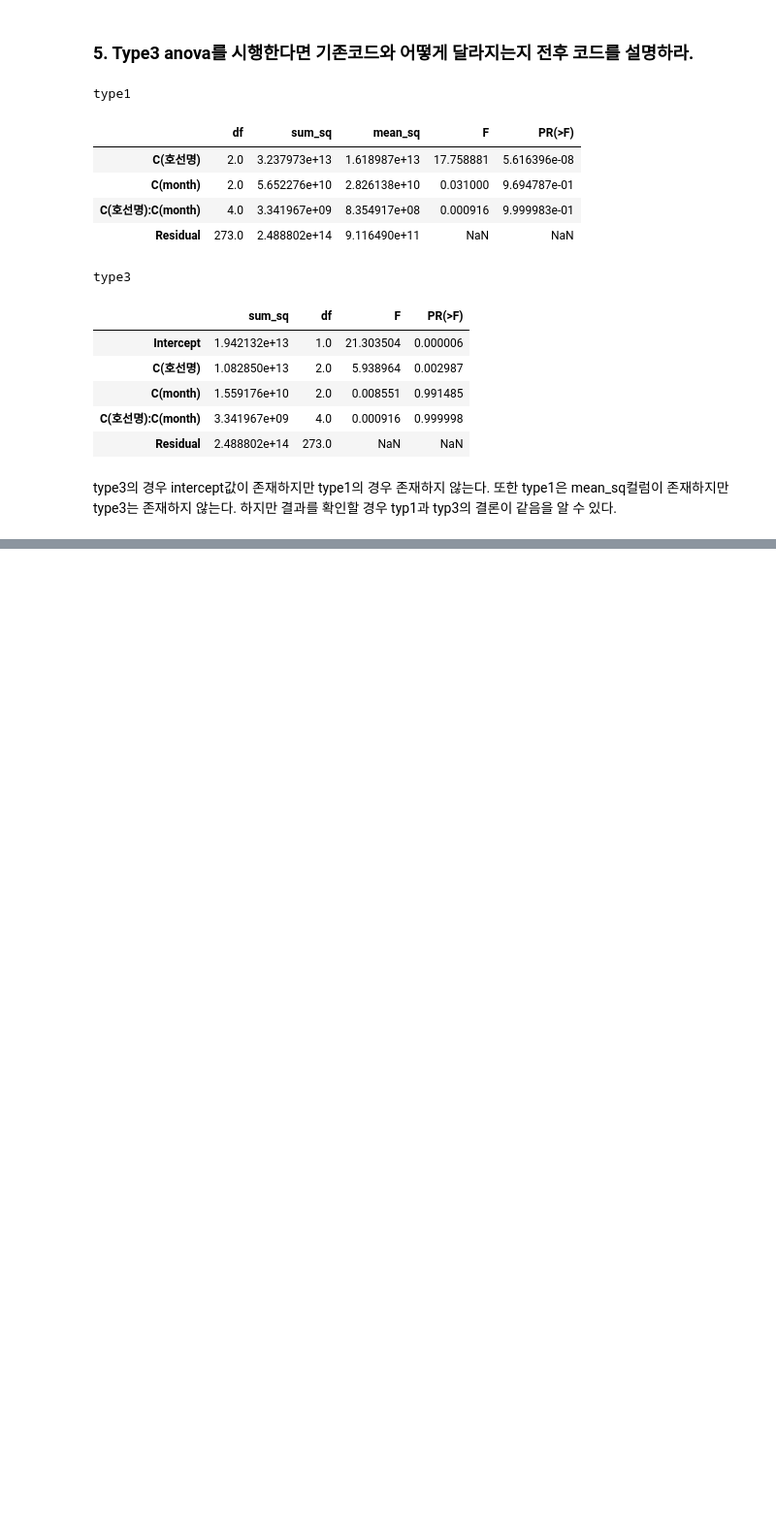
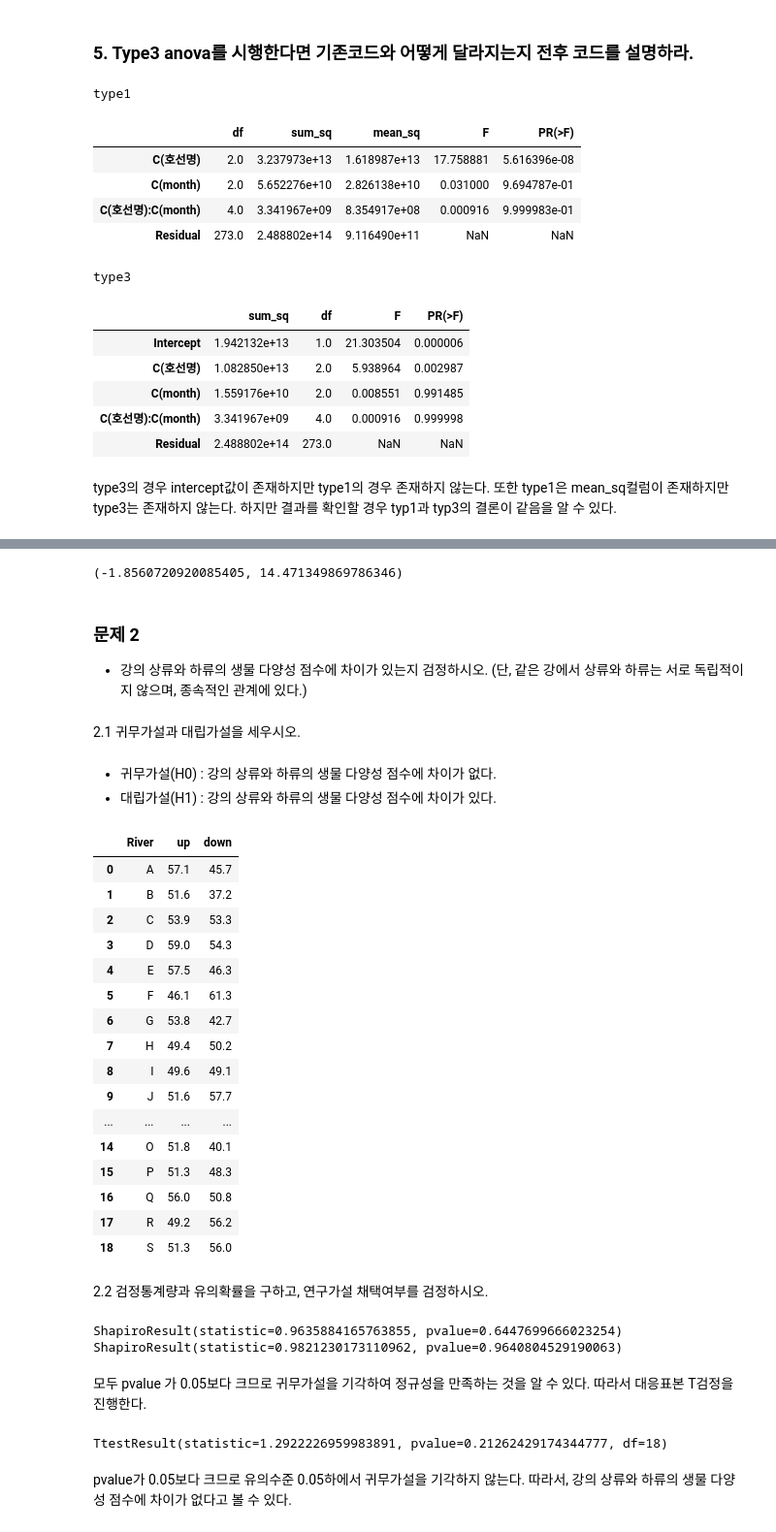
Before and after one commit to HyeonJiGu/ADP-study, a Jupyter notebook: 7주차/[sybae]ttest+anova_230714.ipynb, the cells around one changed output, grey strips where cells are left out. Shown at 97% size. Saved outputs shown, nothing was run; the diff lists cells and outputs as text; code cells hidden in the pictures; blank space fills up the shorter version.

```diff
--- a/7주차/[sybae]ttest+anova_230714.ipynb
+++ b/7주차/[sybae]ttest+anova_230714.ipynb
@@ -286,0 +368,53 @@ type3의 경우 intercept값이 존재하지만 type1의 경우 존재하지 않
+# %%
+confidence_interval
+# %% [output]
+(-1.8560720920085405, 14.471349869786346)
+# %% [markdown]
+### 문제 2
+-  강의 상류와 하류의 생물 다양성 점수에 차이가 있는지 검정하시오. (단, 같은 강에서 상류와 하류는 서로 독립적이지 않으며, 종속적인 관계에 있다.)
+# %% [markdown]
+2.1 귀무가설과 대립가설을 세우시오.
+# %% [markdown]
+- 귀무가설(H0) : 강의 상류와 하류의 생물 다양성 점수에 차이가 없다.
+- 대립가설(H1) : 강의 상류와 하류의 생물 다양성 점수에 차이가 있다.
+# %%
+### 문제 데이터
+import pandas as pd
+
+fish =  pd.read_csv('https://raw.githubusercontent.com/Datamanim/datarepo/main/adp/27/river.csv')
+fish
+# %% [output]
+|  | River | up | down |
+| 0 | A | 57.1 | 45.7 |
+| 1 | B | 51.6 | 37.2 |
+| 2 | C | 53.9 | 53.3 |
+| 3 | D | 59.0 | 54.3 |
+| 4 | E | 57.5 | 46.3 |
+| 5 | F | 46.1 | 61.3 |
+| 6 | G | 53.8 | 42.7 |
+| 7 | H | 49.4 | 50.2 |
+| 8 | I | 49.6 | 49.1 |
+| 9 | J | 51.6 | 57.7 |
+| ... | ... | ... | ... |
+| 14 | O | 51.8 | 40.1 |
+| 15 | P | 51.3 | 48.3 |
+| 16 | Q | 56.0 | 50.8 |
+| 17 | R | 49.2 | 56.2 |
+| 18 | S | 51.3 | 56.0 |
+# %% [markdown]
+2.2 검정통계량과 유의확률을 구하고, 연구가설 채택여부를 검정하시오.
+# %%
+### 정규성 검정
+print(stats.shapiro(fish["up"]))
+print(stats.shapiro(fish["down"]))
+# %% [output]
+ShapiroResult(statistic=0.9635884165763855, pvalue=0.6447699666023254)
+ShapiroResult(statistic=0.9821230173110962, pvalue=0.9640804529190063)
+# %% [markdown]
+모두 pvalue 가 0.05보다 크므로 귀무가설을 기각하여 정규성을 만족하는 것을 알 수 있다. 따라서 대응표본 T검정을 진행한다.
+# %%
+stats.ttest_rel(fish["up"], fish["down"])
+# %% [output]
+TtestResult(statistic=1.2922226959983891, pvalue=0.21262429174344777, df=18)
+# %% [markdown]
+pvalue가 0.05보다 크므로 유의수준 0.05하에서 귀무가설을 기각하지 않는다. 따라서, 강의 상류와 하류의 생물 다양성 점수에 차이가 없다고 볼 수 있다.
```
Also changed, not shown: parts of 27 cells of this notebook.
